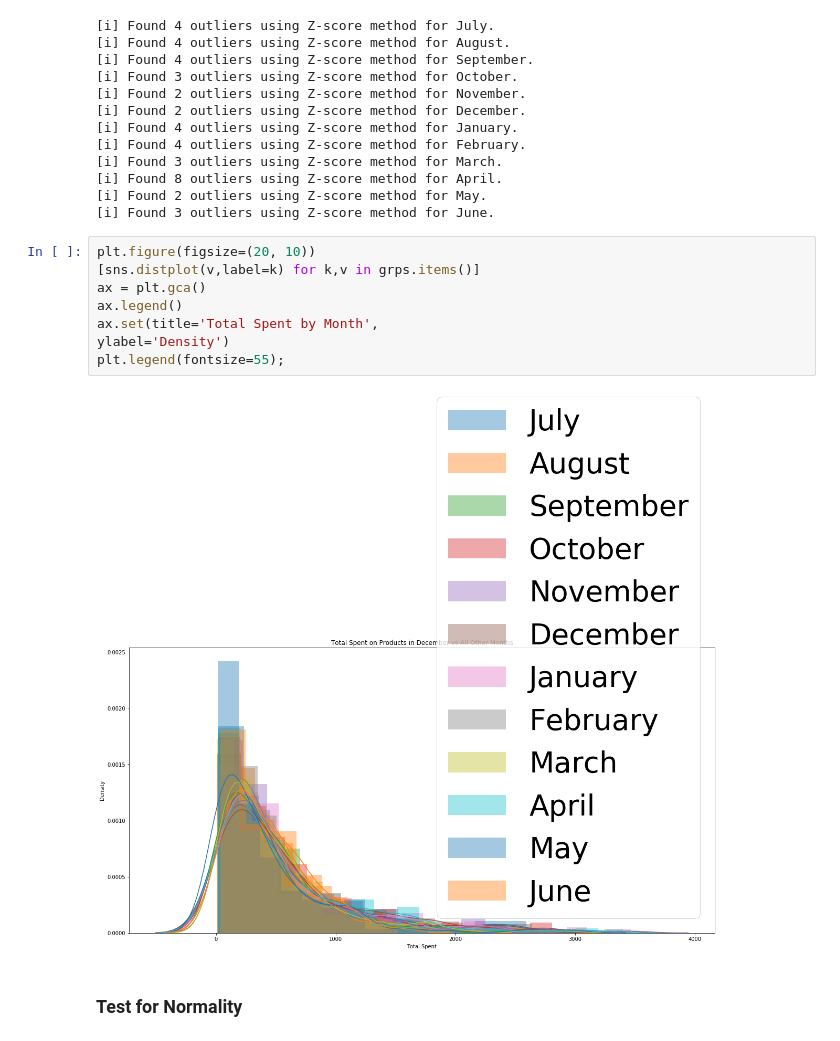
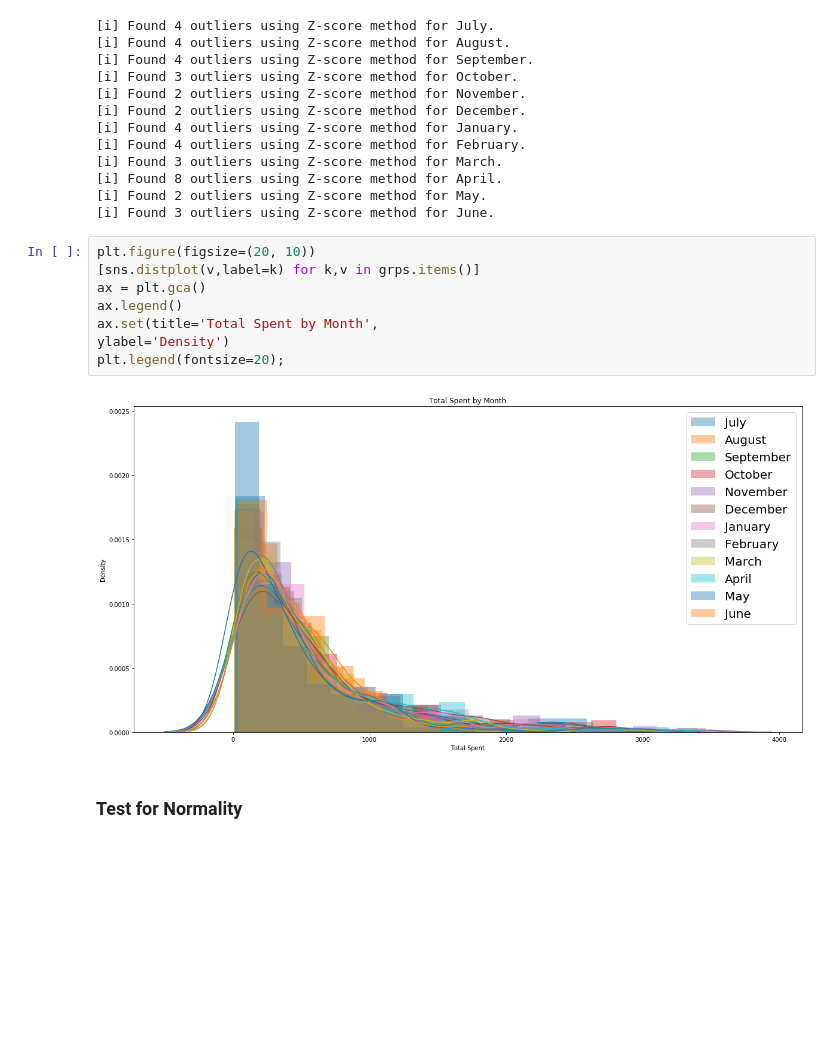
Before and after one commit to Sue-Mir/Module2_Project_Hypothesis_Testing, a Jupyter notebook: Student_Hypothesis_III.ipynb, the cells around one changed output. Drawn from its saved outputs; the diff is of its cells as text; blank space fills up the shorter version.

```diff
--- a/Student_Hypothesis_III.ipynb
+++ b/Student_Hypothesis_III.ipynb
@@ -301,13 +317,13 @@ for grp_name,grp_data in grps.items():
 # %%
 plt.figure(figsize=(20, 10))
 [sns.distplot(v,label=k) for k,v in grps.items()]
 ax = plt.gca()
 ax.legend()
 ax.set(title='Total Spent by Month',
 ylabel='Density')
-plt.legend(fontsize=55);
+plt.legend(fontsize=20);
 # %% [output]
-[figure, old version]
+[figure, new version]
 # %% [markdown]
 ### Test for Normality
 # %% [markdown]
```
Also changed, not shown: parts of 13 cells of this notebook.
